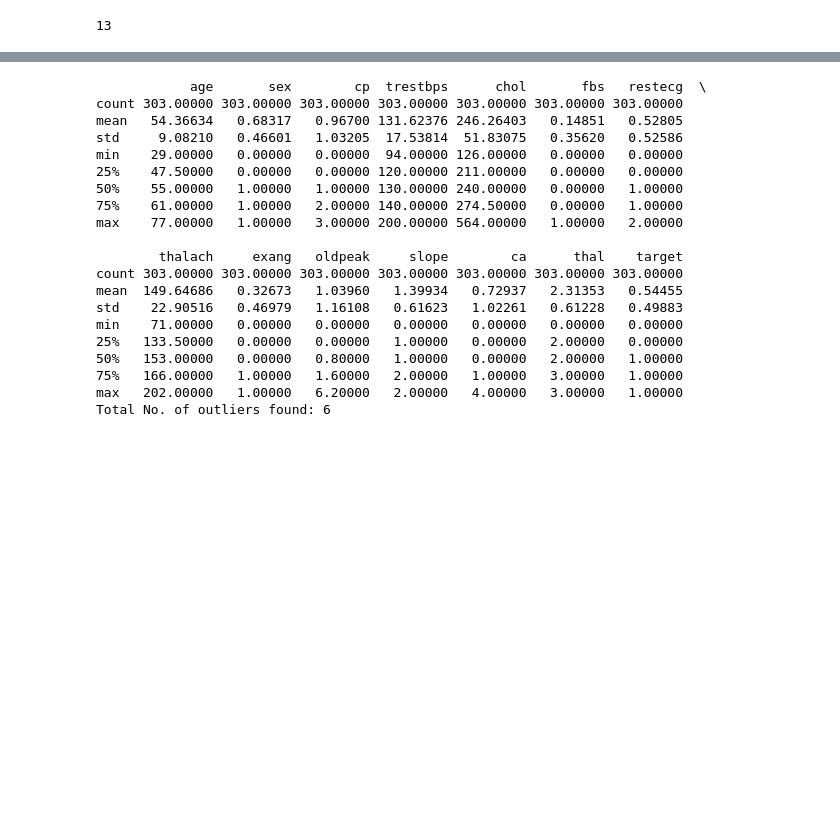
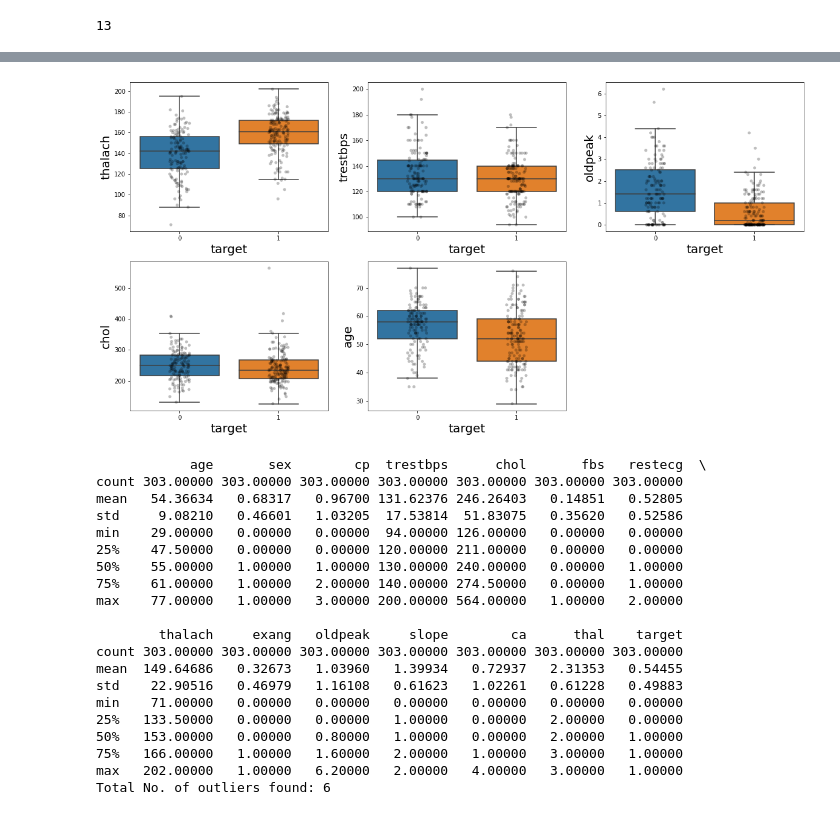
Before and after one commit to s-bose/heart_disease_classification, a Jupyter notebook: heart_disease.ipynb, the cells around one changed output, grey strips where cells are left out. Saved outputs shown, nothing was run; the diff lists cells and outputs as text; code cells hidden in the pictures; blank space fills up the shorter version.

```diff
--- a/heart_disease.ipynb
+++ b/heart_disease.ipynb
@@ -136,3 +133,18 @@ cat_cols = ['sex',
+# %%
+fig, ax = plt.subplots(nrows=2, ncols=3, figsize=(20, 10))
+
+for i in range(ax.shape[0]):
+    for j in range(ax.shape[1]):
+        idx = i*ax.shape[1] + j
+        if not (idx > len(num_cols)-1):
+            col = num_cols[idx]
+            ax[i][j].xaxis.get_label().set_fontsize(20)
+            ax[i][j].yaxis.get_label().set_fontsize(20)
+            sns.stripplot(x='target', y=col, data=heart_df, ax=ax[i][j],color='0',alpha=0.25)
+            sns.boxplot(x='target', y=col, data=heart_df, ax=ax[i][j],showfliers=False)
+fig.delaxes(ax[1][2])
+# %% [output]
+[figure, added]
 # %%
 # use the non-categorical data and detect outliers.
 heart_cp = heart_df.copy()
```
Also changed, not shown: parts of 5 cells of this notebook.
